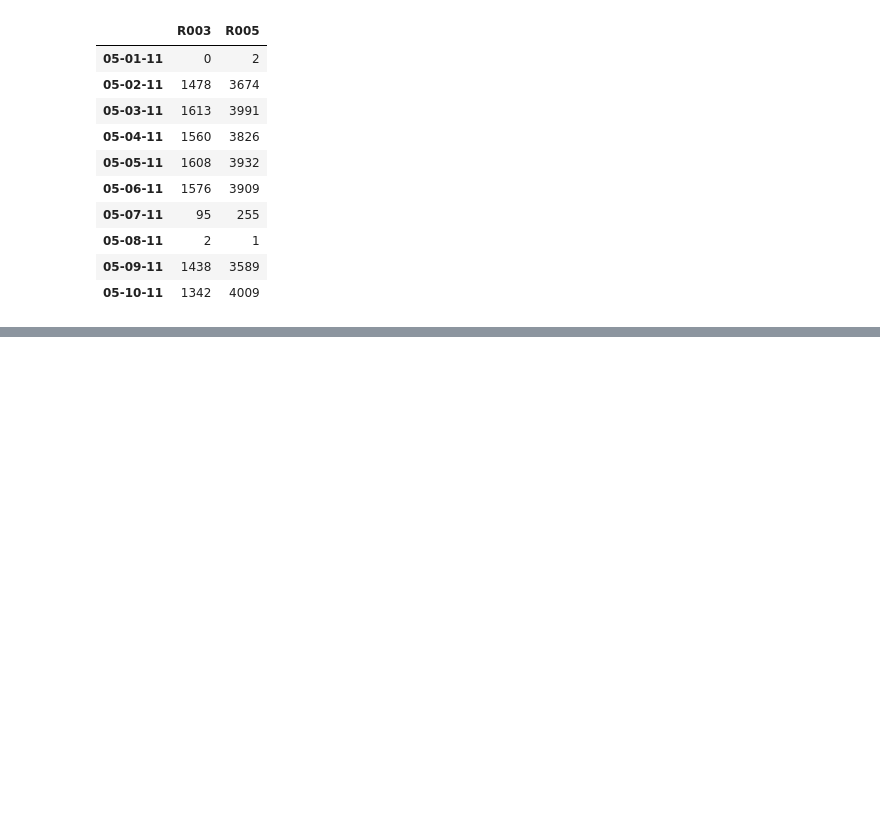
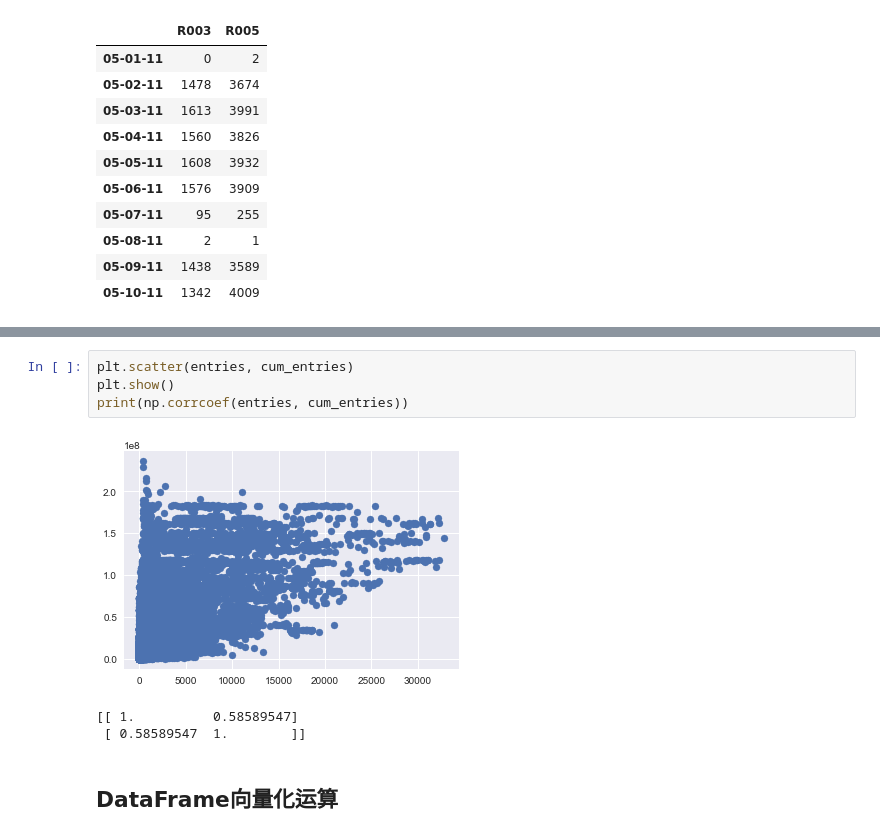
Before and after one commit to Morrowind1983/Udacity-Intro-to-Statistics, a Jupyter notebook: ud170 - 数据分析入门/03 - 用Numpy和Pandas分析二维数据/Exercise.ipynb, the cells around one changed output, grey strips where cells are left out. Drawn from its saved outputs; the diff is of its cells as text; blank space fills up the shorter version.

```diff
--- a/ud170 - 数据分析入门/03 - 用Numpy和Pandas分析二维数据/Exercise.ipynb
+++ b/ud170 - 数据分析入门/03 - 用Numpy和Pandas分析二维数据/Exercise.ipynb
@@ -268,0 +306,10 @@ Index([u'UNIT', u'DATEn', u'TIMEn', u'ENTRIESn', u'EXITSn', u'ENTRIESn_hourly',
+# %%
+plt.scatter(entries, cum_entries)
+plt.show()
+print(np.corrcoef(entries, cum_entries))
+# %% [output]
+[figure, added]
+[[ 1.          0.58589547]
+ [ 0.58589547  1.        ]]
+# %% [markdown]
+## DataFrame向量化运算
```
Also changed, not shown: parts of 27 cells of this notebook, 2 other files.
